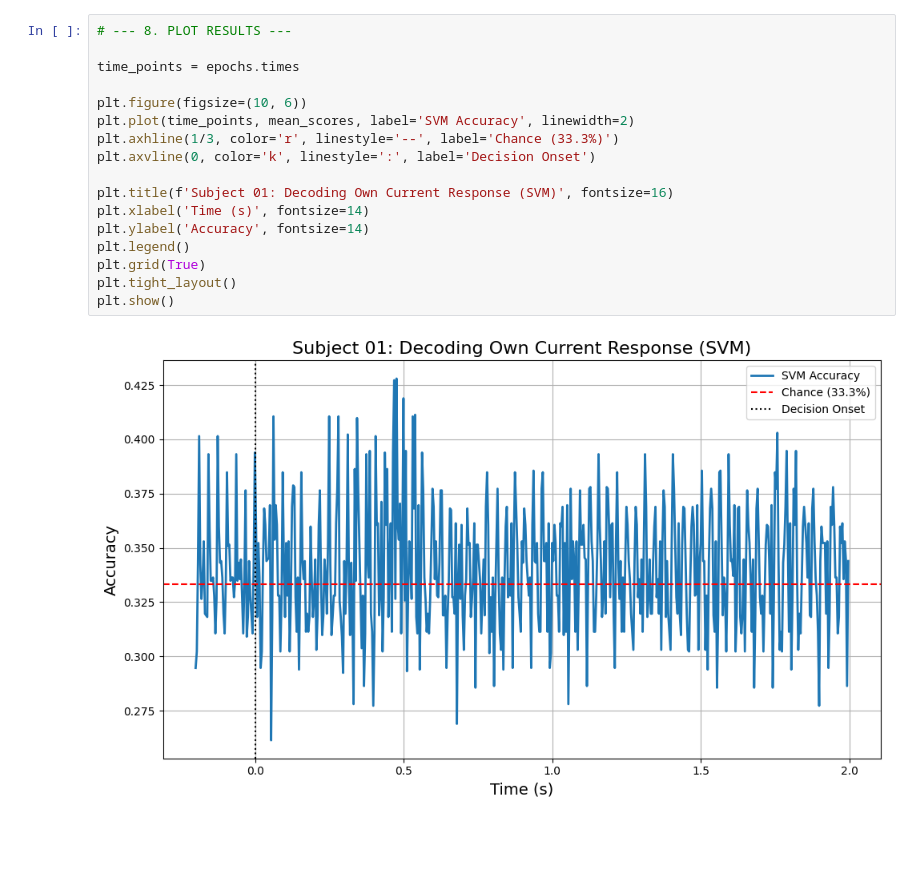
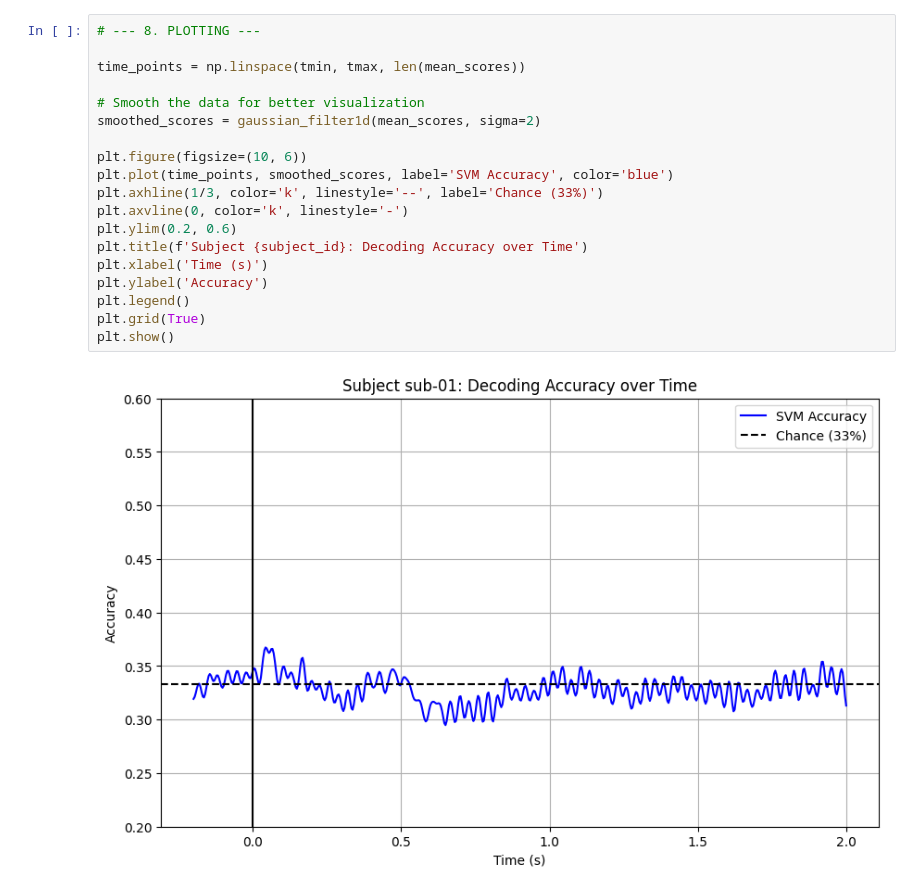
Before and after one commit to abijith611/EEG_PROJECT, a Jupyter notebook: main.ipynb, the cells around one changed output. Drawn from its saved outputs; the diff is of its cells as text; blank space fills up the shorter version.

```diff
--- a/main.ipynb
+++ b/main.ipynb
@@ -221,19 +247,21 @@ Decoding complete.
 # %%
-# --- 8. PLOT RESULTS ---
+# --- 8. PLOTTING ---
 
-time_points = epochs.times
+time_points = np.linspace(tmin, tmax, len(mean_scores))
+
+# Smooth the data for better visualization
+smoothed_scores = gaussian_filter1d(mean_scores, sigma=2)
 
 plt.figure(figsize=(10, 6))
-plt.plot(time_points, mean_scores, label='SVM Accuracy', linewidth=2)
-plt.axhline(1/3, color='r', linestyle='--', label='Chance (33.3%)')
-plt.axvline(0, color='k', linestyle=':', label='Decision Onset')
-
-plt.title(f'Subject 01: Decoding Own Current Response (SVM)', fontsize=16)
-plt.xlabel('Time (s)', fontsize=14)
-plt.ylabel('Accuracy', fontsize=14)
+plt.plot(time_points, smoothed_scores, label='SVM Accuracy', color='blue')
+plt.axhline(1/3, color='k', linestyle='--', label='Chance (33%)')
+plt.axvline(0, color='k', linestyle='-')
+plt.ylim(0.2, 0.6)
+plt.title(f'Subject {subject_id}: Decoding Accuracy over Time')
+plt.xlabel('Time (s)')
+plt.ylabel('Accuracy')
 plt.legend()
 plt.grid(True)
-plt.tight_layout()
 plt.show()
 # %% [output]
-[figure, old version]
+[figure, new version]
```
Also changed, not shown: parts of 15 cells of this notebook.
